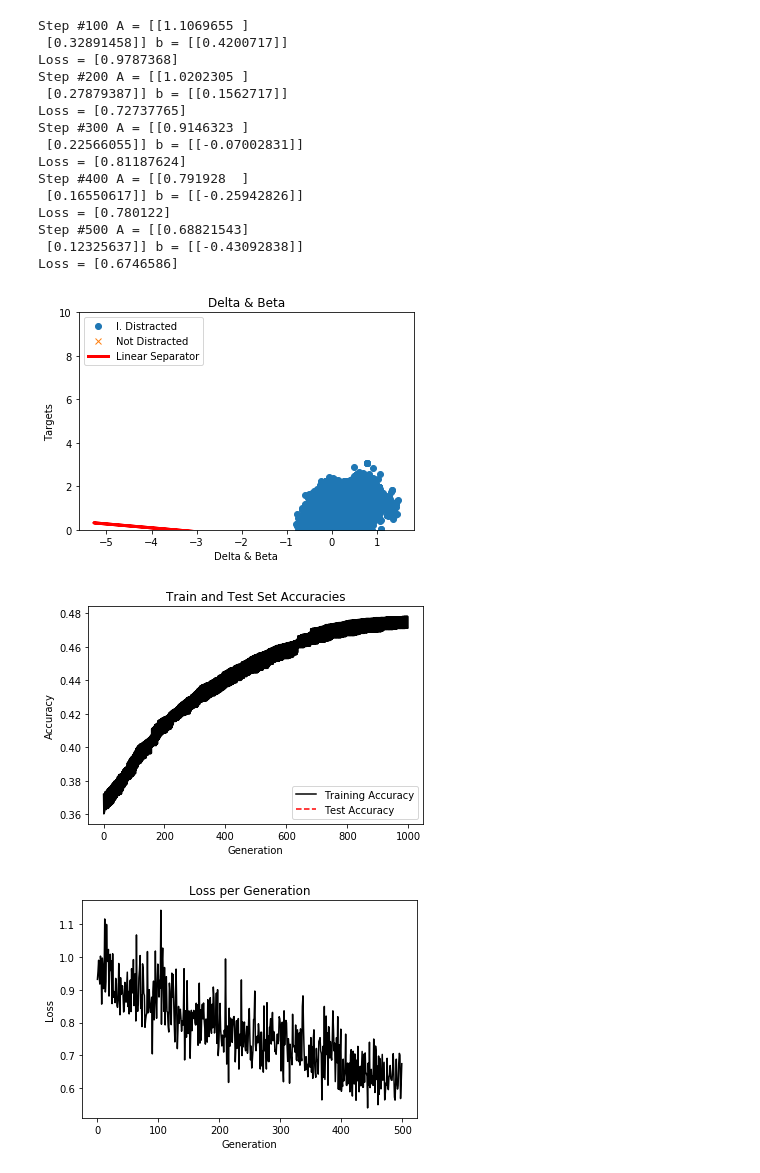
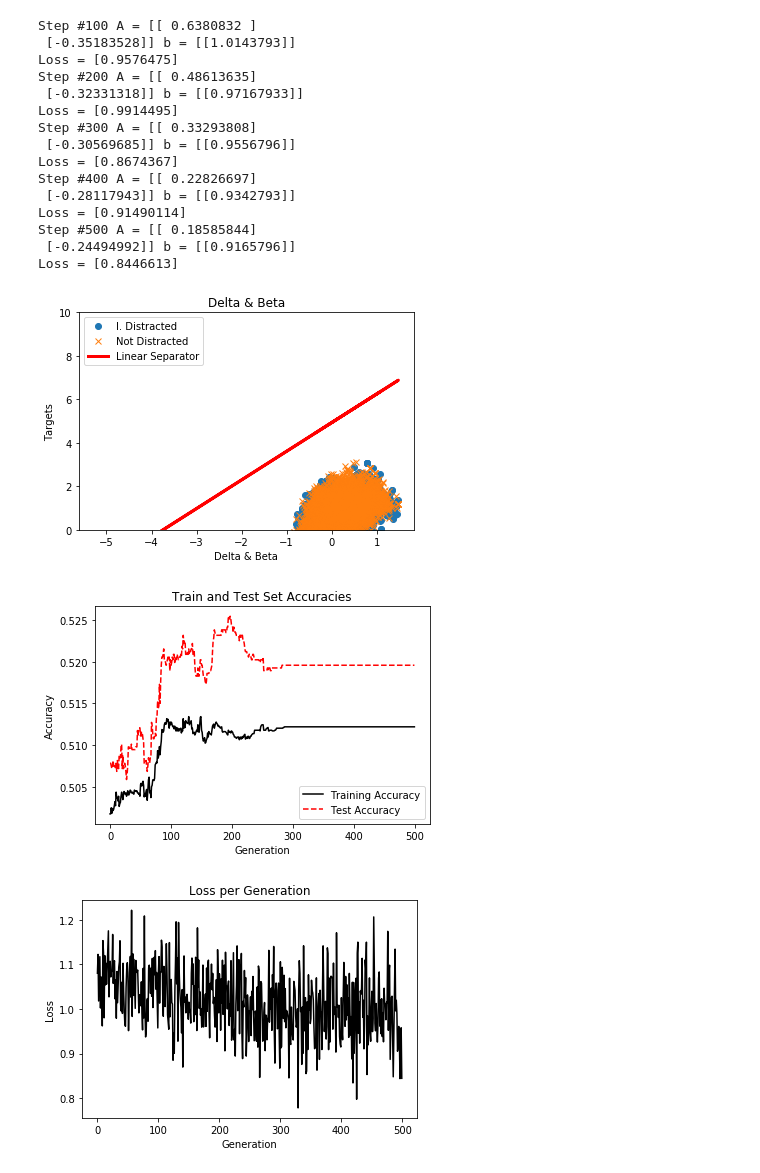
Before and after one commit to kaushikbhimraj/DriveSim, a Jupyter notebook: SupportVector.py.ipynb, the cells around one changed output. Saved outputs shown, nothing was run; the diff lists cells and outputs as text; code cells hidden in the pictures.

```diff
--- a/SupportVector.py.ipynb
+++ b/SupportVector.py.ipynb
@@ -18,8 +18,8 @@ Target      = np.array([line.split(',')[2] for line in open(path) if line[0:1] !
 BetaDelta   = BetaDelta[1:]
 BetaDelta   = BetaDelta.astype(np.float)
 
-# Converting Target to 0 or 1 format.
-Target      = np.array([1 if y == "Distracted\n" else 0 for y in Target])
+# Converting Target to -1 or 1 format.
+Target      = np.array([1 if y == "Distracted\n" else -1 for y in Target])
 
 # Spliting the datasets into training and testing portions
 sess          = tf.Session()
@@ -83,7 +83,7 @@ for i in range(500):
 
     #
     test_acc_temp = sess.run(accuracy, feed_dict={x_data:Beta_test, y_target:np.transpose([Target_test])})
-    train_accuracy.append(test_acc_temp)
+    test_accuracy.append(test_acc_temp)
 
     if (i+1)%100 == 0:
         print('Step #' + str(i + 1) + ' A = ' + str(sess.run(A)) + ' b = ' + str(sess.run(b)))
@@ -103,48 +103,48 @@ for i in x1_vals:
 
 setosa_x = [d[1] for i,d in enumerate(BetaDelta) if Target[i] == 1]
 setosa_y = [d[0] for i,d in enumerate(BetaDelta) if Target[i] == 1]
 not_setosa_x = [d[1] for i,d in enumerate(BetaDelta) if Target[i] == -1]
 not_setosa_y = [d[0] for i,d in enumerate(BetaDelta) if Target[i] == -1]
 
 plt.plot(setosa_x, setosa_y, 'o', label='I. Distracted')
 plt.plot(not_setosa_x, not_setosa_y, 'x', label='Not Distracted')
 plt.plot(x1_vals, best_fit, 'r-', label='Linear Separator', linewidth=3)
 plt.ylim([0, 10])
 plt.legend(loc='upper left')
 plt.title('Delta & Beta')
 plt.xlabel('Delta & Beta')
 plt.ylabel('Targets')
 plt.show()
 
 plt.plot(train_accuracy, 'k-', label='Training Accuracy')
 plt.plot(test_accuracy, 'r--', label='Test Accuracy')
 plt.title('Train and Test Set Accuracies')
 plt.xlabel('Generation')
 plt.ylabel('Accuracy')
 plt.legend(loc='lower right')
 plt.show()
 
 plt.plot(loss_vec, 'k-')
 plt.title('Loss per Generation')
 plt.xlabel('Generation')
 plt.ylabel('Loss')
 plt.show()
 # %% [output]
-Step #100 A = [[1.1069655 ]
- [0.32891458]] b = [[0.4200717]]
-Loss = [0.9787368]
-Step #200 A = [[1.0202305 ]
- [0.27879387]] b = [[0.1562717]]
-Loss = [0.72737765]
-Step #300 A = [[0.9146323 ]
- [0.22566055]] b = [[-0.07002831]]
-Loss = [0.81187624]
-Step #400 A = [[0.791928  ]
- [0.16550617]] b = [[-0.25942826]]
-Loss = [0.780122]
-Step #500 A = [[0.68821543]
- [0.12325637]] b = [[-0.43092838]]
-Loss = [0.6746586]
+Step #100 A = [[ 0.6380832 ]
+ [-0.35183528]] b = [[1.0143793]]
+Loss = [0.9576475]
+Step #200 A = [[ 0.48613635]
+ [-0.32331318]] b = [[0.97167933]]
+Loss = [0.9914495]
+Step #300 A = [[ 0.33293808]
+ [-0.30569685]] b = [[0.9556796]]
+Loss = [0.8674367]
+Step #400 A = [[ 0.22826697]
+ [-0.28117943]] b = [[0.9342793]]
+Loss = [0.91490114]
+Step #500 A = [[ 0.18585844]
+ [-0.24494992]] b = [[0.9165796]]
+Loss = [0.8446613]
-[figure, old version]
+[figure, new version]
-[figure, old version]
+[figure, new version]
-[figure, old version]
+[figure, new version]
```
